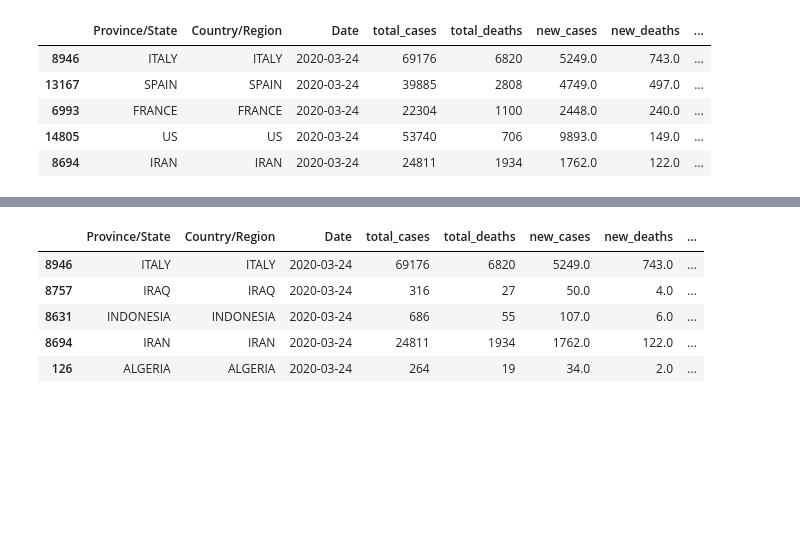
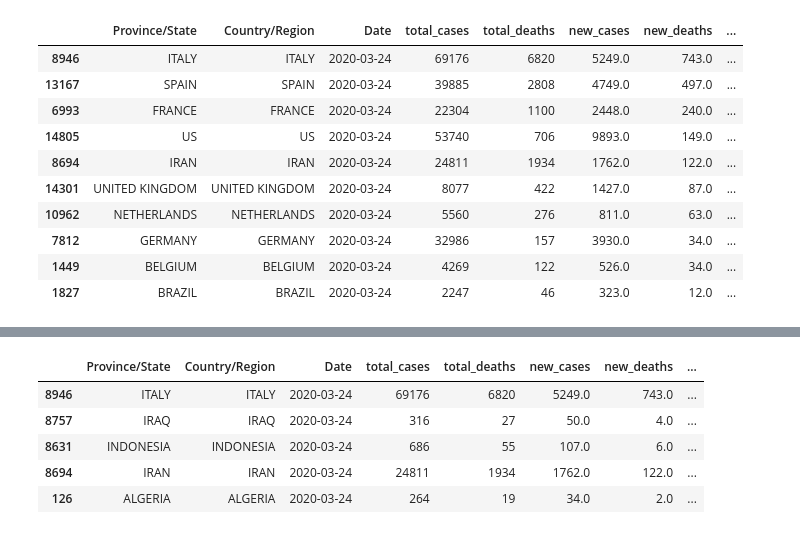
Before and after one commit to czasoprzestrzenny/public_repo, a Jupyter notebook: new_data_source_coronavirus.ipynb, the cells around one changed output, grey strips where cells are left out. Drawn from its saved outputs; the diff is of its cells as text; code cells hidden in the pictures; blank space fills up the shorter version.

```diff
--- a/new_data_source_coronavirus.ipynb
+++ b/new_data_source_coronavirus.ipynb
@@ -209,3 +215,7 @@ pre_plot = prepare_to_plot(locations = location_new, frame = frame_new,
 iplot(pre_plot)
 # %% [output]
 [interactive output not drawn]
+# %%
+frame_new = final_frame_to_chart#[final_frame_to_chart['is_country']==False]
+frame_new = frame_new.sort_values(['Date', 'new_cases'], ascending=False)
+location_new = frame_new['Province/State'].head(10).unique().tolist()
@@ -214,14 +233,19 @@ iplot(pre_plot)
 # %%
 frame_new.sort_values(['Date','Province/State'], ascending=False, inplace= True)
 final_frame_new_deaths = frame_new.drop_duplicates(subset=['Date','Province/State'], keep= 'first').sort_values(['Date','new_deaths'], ascending= False)
-final_frame_new_deaths.head(5)
+final_frame_new_deaths.head(10)
 # %% [output]
 |  | Province/State | Country/Region | Date | total_cases | total_deaths | new_cases | new_deaths | ... |
 | 8946 | ITALY | ITALY | 2020-03-24 | 69176 | 6820 | 5249.0 | 743.0 | ... |
 | 13167 | SPAIN | SPAIN | 2020-03-24 | 39885 | 2808 | 4749.0 | 497.0 | ... |
 | 6993 | FRANCE | FRANCE | 2020-03-24 | 22304 | 1100 | 2448.0 | 240.0 | ... |
 | 14805 | US | US | 2020-03-24 | 53740 | 706 | 9893.0 | 149.0 | ... |
 | 8694 | IRAN | IRAN | 2020-03-24 | 24811 | 1934 | 1762.0 | 122.0 | ... |
+| 14301 | UNITED KINGDOM | UNITED KINGDOM | 2020-03-24 | 8077 | 422 | 1427.0 | 87.0 | ... |
+| 10962 | NETHERLANDS | NETHERLANDS | 2020-03-24 | 5560 | 276 | 811.0 | 63.0 | ... |
+| 7812 | GERMANY | GERMANY | 2020-03-24 | 32986 | 157 | 3930.0 | 34.0 | ... |
+| 1449 | BELGIUM | BELGIUM | 2020-03-24 | 4269 | 122 | 526.0 | 34.0 | ... |
+| 1827 | BRAZIL | BRAZIL | 2020-03-24 | 2247 | 46 | 323.0 | 12.0 | ... |
 # %%
 frame_p2 = final_frame_new_deaths[final_frame_new_deaths['new_deaths'] >1]
 
```
Also changed, not shown: parts of 8 cells of this notebook.
